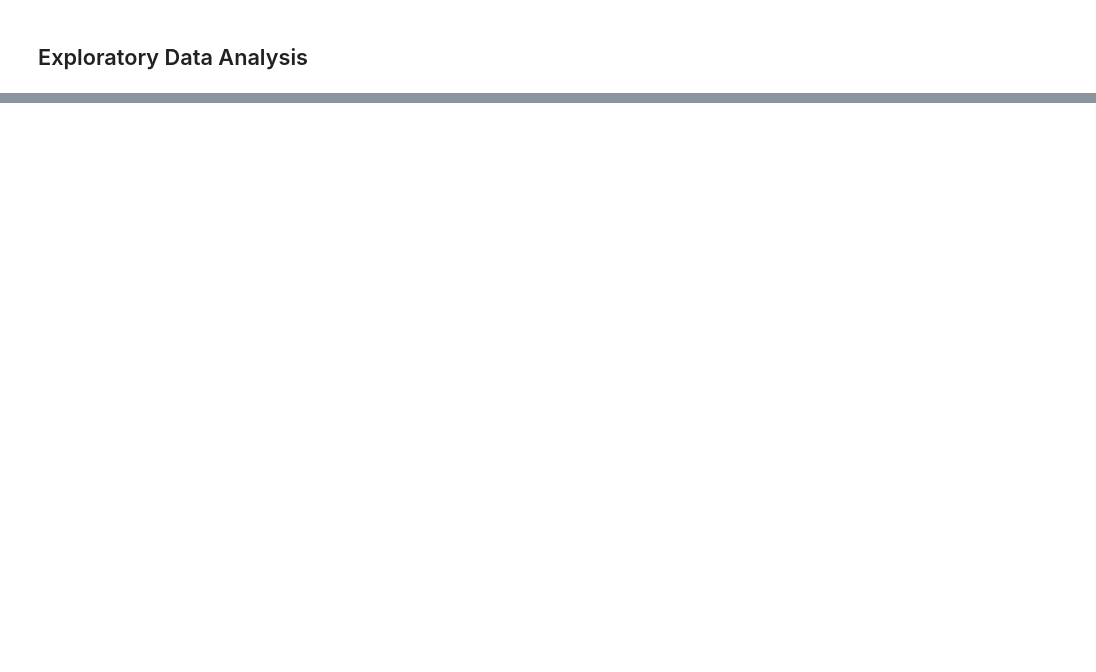
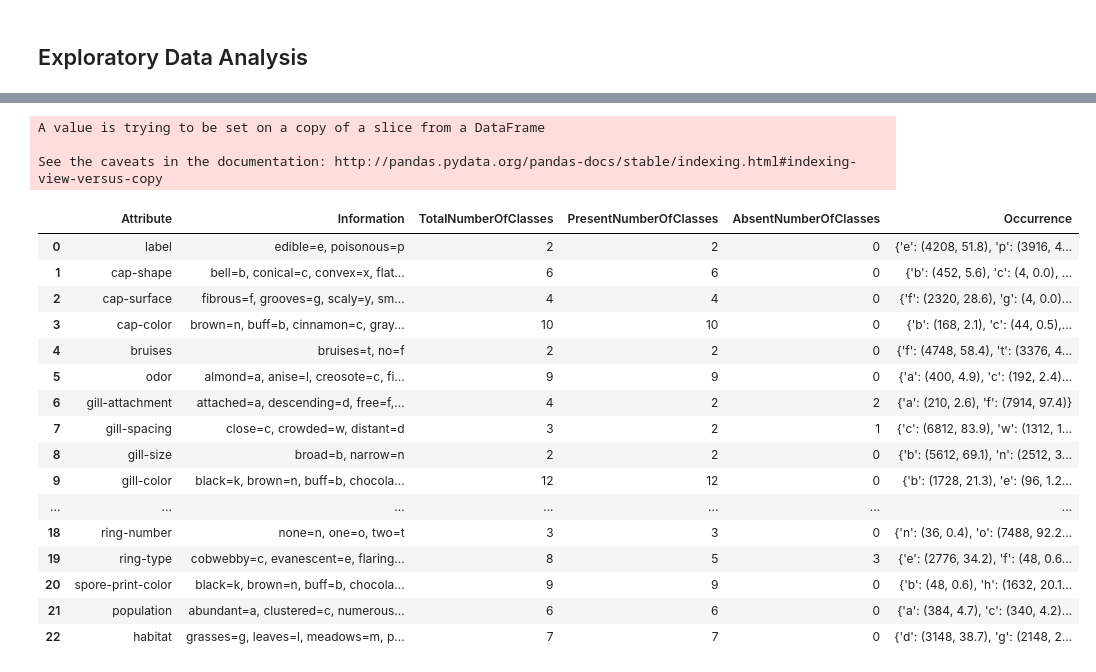
Before and after one commit to dorenho/projects, a Jupyter notebook: unit-4_project/project 4.ipynb, the cells around one changed output, grey strips where cells are left out. Saved outputs shown, nothing was run; the diff lists cells and outputs as text; code cells hidden in the pictures; blank space fills up the shorter version.

```diff
--- a/unit-4_project/project 4.ipynb
+++ b/unit-4_project/project 4.ipynb
@@ -202,0 +117,5 @@ See the caveats in the documentation: http://pandas.pydata.org/pandas-docs/stabl
+# %%
+# Find the number of unique classes present for each attribute
+df_unique = mushrooms.nunique().to_frame().reset_index()
+df_unique.columns = ['Attribute', 'PresentNumberOfClasses']
+df_unique
@@ -202,0 +140,6 @@ See the caveats in the documentation: http://pandas.pydata.org/pandas-docs/stabl
+# %%
+# Display the number of unique classes absent and present for each attribute
+eda_summary = pd.merge(attributes, df_unique, on='Attribute')
+eda_summary = eda_summary.assign(AbsentNumberOfClasses \
+                                 = attributes['TotalNumberOfClasses'] - df_unique['PresentNumberOfClasses'])
+eda_summary
@@ -202,0 +164,21 @@ See the caveats in the documentation: http://pandas.pydata.org/pandas-docs/stabl
+# %%
+# Create a dictionary of the number and proportion of occurrences of each class for each attribute
+from collections import defaultdict
+from itertools import groupby
+
+col = 0
+dict_classes = defaultdict(lambda: defaultdict(int))
+
+for col in range(mushrooms.shape[1]):
+    row = 0
+    list_class = []
+    for row in range(mushrooms.shape[0]):
+        list_class.append(mushrooms.iloc[:,col][row])
+        row += 1
+    for value, freq in groupby(sorted(list_class)):
+        count = len(list(freq))
+        proportion = round(count/mushrooms.shape[0] * 100, 1)
+        dict_classes[mushrooms.columns[col]][value] = (count, proportion)
+    col += 1
+
+dict_classes
@@ -202,0 +203,31 @@ See the caveats in the documentation: http://pandas.pydata.org/pandas-docs/stabl
+# %%
+# Display the EDA summary
+eda_summary['Occurrence'] = ''
+row = 0
+
+for attribute in dict_classes:
+    eda_summary['Occurrence'][row] = dict_classes[attribute]
+    row += 1
+
+eda_summary
+# %% [output]
+A value is trying to be set on a copy of a slice from a DataFrame
+
+See the caveats in the documentation: http://pandas.pydata.org/pandas-docs/stable/indexing.html#indexing-view-versus-copy
+|  | Attribute | Information | TotalNumberOfClasses | PresentNumberOfClasses | AbsentNumberOfClasses | Occurrence |
+| 0 | label | edible=e, poisonous=p | 2 | 2 | 0 | {'e': (4208, 51.8), 'p': (3916, 4... |
+| 1 | cap-shape | bell=b, conical=c, convex=x, flat... | 6 | 6 | 0 | {'b': (452, 5.6), 'c': (4, 0.0), ... |
+| 2 | cap-surface | fibrous=f, grooves=g, scaly=y, sm... | 4 | 4 | 0 | {'f': (2320, 28.6), 'g': (4, 0.0)... |
+| 3 | cap-color | brown=n, buff=b, cinnamon=c, gray... | 10 | 10 | 0 | {'b': (168, 2.1), 'c': (44, 0.5),... |
+| 4 | bruises | bruises=t, no=f | 2 | 2 | 0 | {'f': (4748, 58.4), 't': (3376, 4... |
+| 5 | odor | almond=a, anise=l, creosote=c, fi... | 9 | 9 | 0 | {'a': (400, 4.9), 'c': (192, 2.4)... |
+| 6 | gill-attachment | attached=a, descending=d, free=f,... | 4 | 2 | 2 | {'a': (210, 2.6), 'f': (7914, 97.4)} |
+| 7 | gill-spacing | close=c, crowded=w, distant=d | 3 | 2 | 1 | {'c': (6812, 83.9), 'w': (1312, 1... |
+| 8 | gill-size | broad=b, narrow=n | 2 | 2 | 0 | {'b': (5612, 69.1), 'n': (2512, 3... |
+| 9 | gill-color | black=k, brown=n, buff=b, chocola... | 12 | 12 | 0 | {'b': (1728, 21.3), 'e': (96, 1.2... |
+| ... | ... | ... | ... | ... | ... | ... |
+| 18 | ring-number | none=n, one=o, two=t | 3 | 3 | 0 | {'n': (36, 0.4), 'o': (7488, 92.2... |
+| 19 | ring-type | cobwebby=c, evanescent=e, flaring... | 8 | 5 | 3 | {'e': (2776, 34.2), 'f': (48, 0.6... |
+| 20 | spore-print-color | black=k, brown=n, buff=b, chocola... | 9 | 9 | 0 | {'b': (48, 0.6), 'h': (1632, 20.1... |
+| 21 | population | abundant=a, clustered=c, numerous... | 6 | 6 | 0 | {'a': (384, 4.7), 'c': (340, 4.2)... |
+| 22 | habitat | grasses=g, leaves=l, meadows=m, p... | 7 | 7 | 0 | {'d': (3148, 38.7), 'g': (2148, 2... |
```
Also changed, not shown: parts of 45 cells of this notebook, 4 other files.
